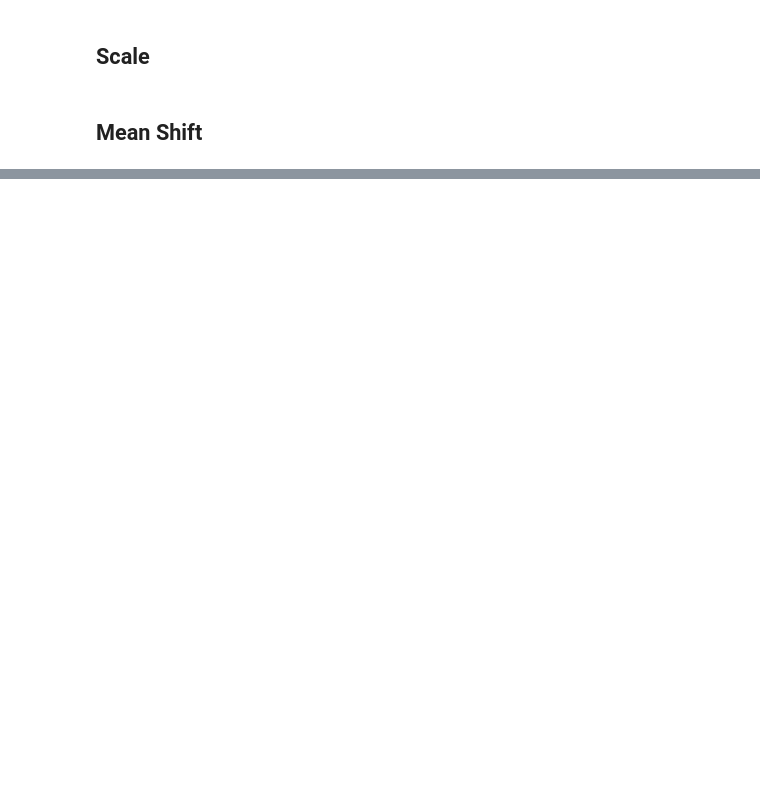
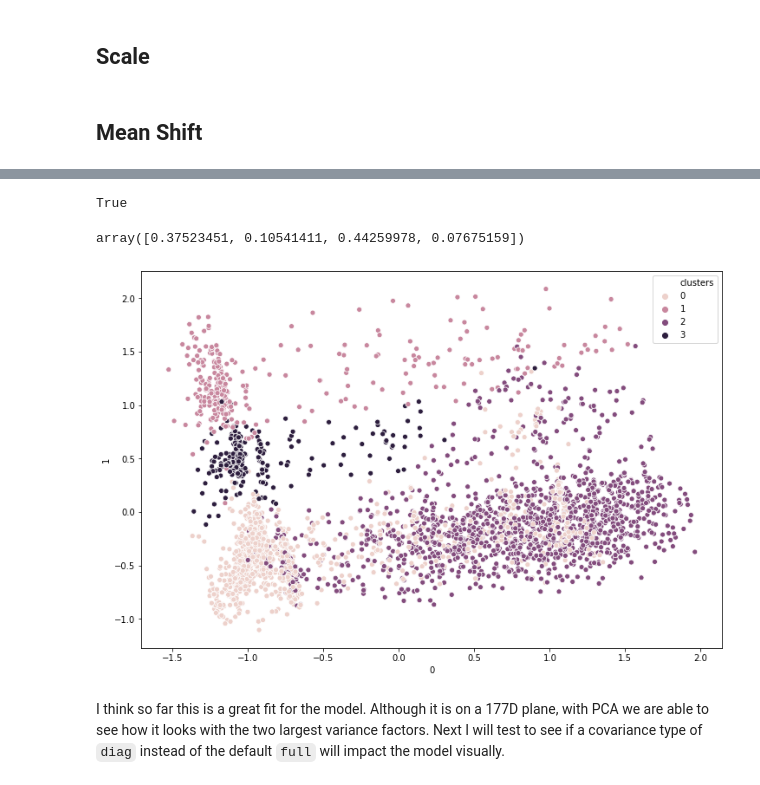
Before and after one commit to ejh56/food-access, a Jupyter notebook: Clustering-Models-Exploration.ipynb, the cells around one changed output, grey strips where cells are left out. Cells and saved outputs as stored; diff of their text form; code cells hidden in the pictures; blank space fills up the shorter version.

```diff
--- a/Clustering-Models-Exploration.ipynb
+++ b/Clustering-Models-Exploration.ipynb
@@ -41,0 +73,18 @@ clusters = mshift.predict(mshift_data)
+# %%
+gmm.converged_
+# %% [output]
+True
+# %%
+gmm.weights_
+# %% [output]
+array([0.37523451, 0.10541411, 0.44259978, 0.07675159])
+# %%
+fig, ax = plt.subplots(figsize=(12, 8))
+ax = sns.scatterplot(data=gmm_plot,
+                    x=0,
+                    y=1,
+                    hue="clusters")
+# %% [output]
+[figure, added]
+# %% [markdown]
+I think so far this is a great fit for the model. Although it is on a 177D plane, with PCA we are able to see how it looks with the two largest variance factors. Next I will test to see if a covariance type of `diag` instead of the default `full` will impact the model visually.
```
Also changed, not shown: parts of 53 cells of this notebook, 50 other files.
